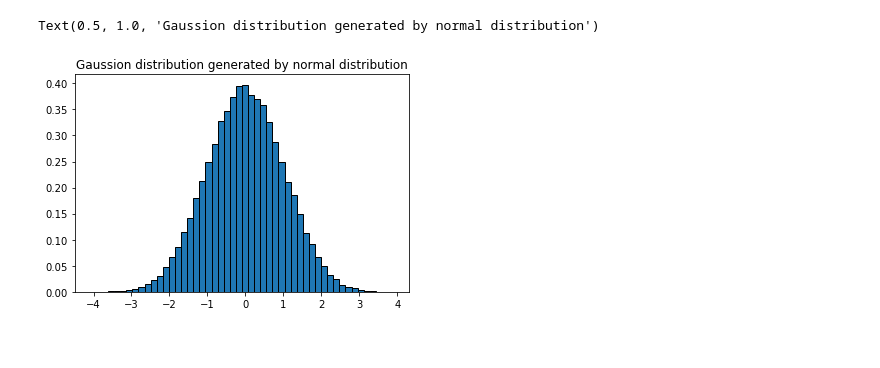
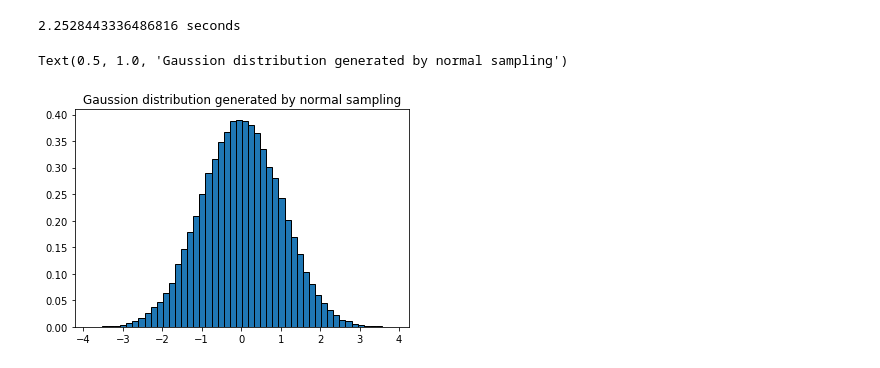
Before and after one commit to Jingogo/Solutions_Introdcution_to_Mobile_Robotics, a Jupyter notebook: solution_sheet5/solution5.ipynb, the cells around one changed output. Cells and saved outputs as stored; diff of their text form; code cells hidden in the pictures.

```diff
--- a/solution_sheet5/solution5.ipynb
+++ b/solution_sheet5/solution5.ipynb
@@ -1,15 +1,46 @@
+# %%
+# the code can be refactorised
+import numpy as np
+import matplotlib.pyplot as plt
+import math
+import time
+
+def sample_gaussian_normal(mean, std_dev):
+    return 6*np.mean(np.random.uniform(-std_dev,std_dev,12)) + mean
+
+def sample_gaussian_rejection(mean, std_dev):
+    max_gaussion = gaussian(mean, mean, std_dev)
+    cnt = 1
+    while True:
+      x_sample = np.random.uniform(-10*std_dev,10*std_dev)
+      y_sample = np.random.uniform(0, max_gaussion)
+      y = gaussian(x_sample,mean,std_dev)
+      if y > y_sample:
+          break
+
+    return x_sample
+
+def sample_gaussian_muller(mean, std_dev):
+    u1 = np.random.uniform(0,1)
+    u2 = np.random.uniform(0,1)
+    return math.cos(2*np.pi*u1)*math.sqrt(-2*math.log(u2))
+
+def gaussian(x, mean, std_dev):
+    return math.exp(-0.5*(x-mean)**2/std_dev)/(std_dev*math.sqrt(2*np.pi))
 # %%
-import numpy as np
-import matplotlib.pyplot as plt
-import math
 mean = 0
 std_dev = 1
 num_samples = 100000
-samples = 6*np.mean(np.random.uniform(-std_dev,std_dev,(12,num_samples)), axis = 0)
+
+start_time = time.time()
+samples = [sample_gaussian_normal(mean, std_dev) for i in range(num_samples+1)]
+print(time.time() - start_time, "seconds")
+samples=np.array(samples)
 
 plt.figure()
 n, bins, patchs = plt.hist(samples,bins = 50, density = True, edgecolor = 'black')
-plt.title("Gaussion distribution generated by normal distribution")
+plt.title("Gaussion distribution generated by normal sampling")
 # %% [output]
-Text(0.5, 1.0, 'Gaussion distribution generated by normal distribution')
+2.2528443336486816 seconds
+Text(0.5, 1.0, 'Gaussion distribution generated by normal sampling')
-[figure, old version]
+[figure, new version]
```
Also changed, not shown: parts of 4 cells of this notebook.
